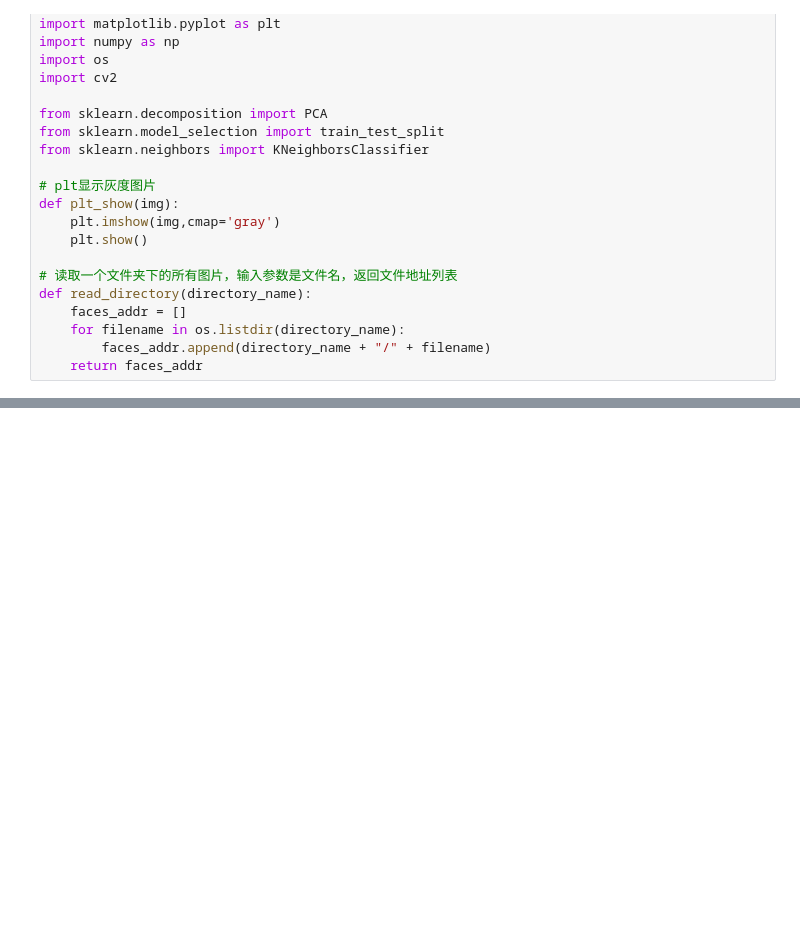
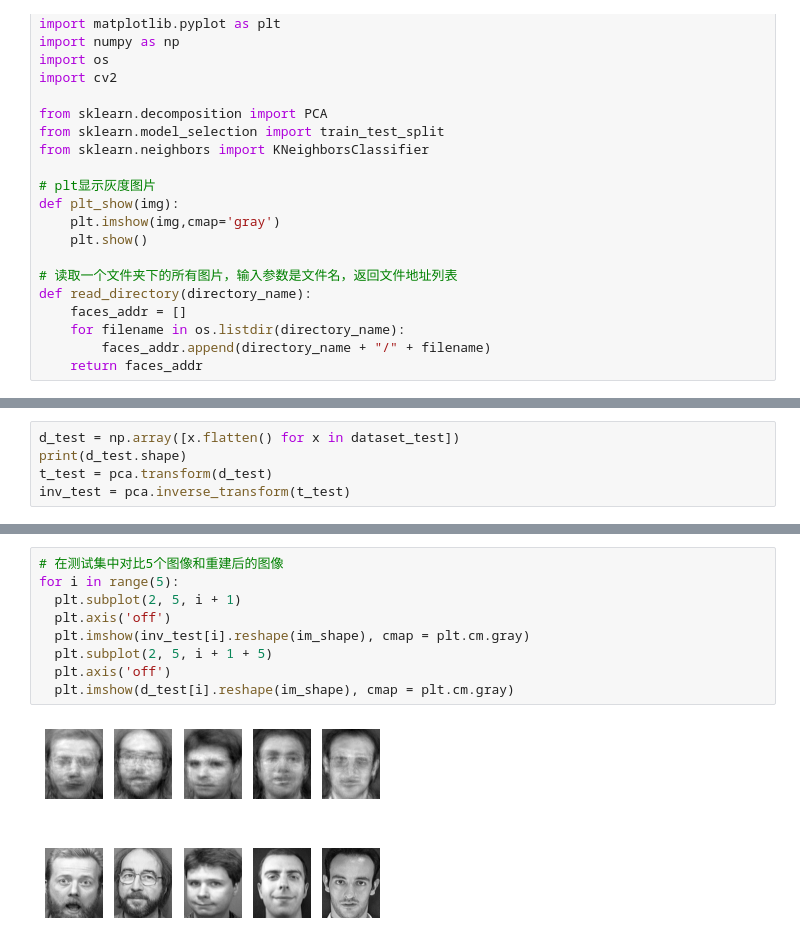
Before and after one commit to chiro2001/cv-lab, a Jupyter notebook: Homework1/part2/answer.ipynb, the cells around one changed output, grey strips where cells are left out. Saved outputs shown, nothing was run; the diff lists cells and outputs as text; blank space fills up the shorter version.

```diff
--- a/Homework1/part2/answer.ipynb
+++ b/Homework1/part2/answer.ipynb
@@ -72,0 +121,5 @@ def read_directory(directory_name):
+# %%
+d_test = np.array([x.flatten() for x in dataset_test])
+print(d_test.shape)
+t_test = pca.transform(d_test)
+inv_test = pca.inverse_transform(t_test)
@@ -72,0 +139,11 @@ def read_directory(directory_name):
+# %%
+# 在测试集中对比5个图像和重建后的图像
+for i in range(5):
+  plt.subplot(2, 5, i + 1)
+  plt.axis('off')
+  plt.imshow(inv_test[i].reshape(im_shape), cmap = plt.cm.gray)
+  plt.subplot(2, 5, i + 1 + 5)
+  plt.axis('off')
+  plt.imshow(d_test[i].reshape(im_shape), cmap = plt.cm.gray)
+# %% [output]
+[figure, added]
```
Also changed, not shown: parts of 12 cells of this notebook.
